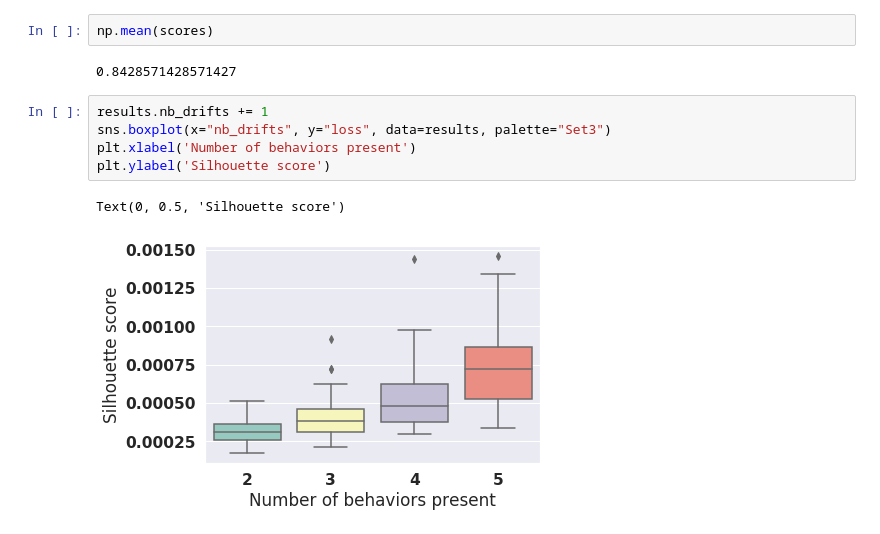
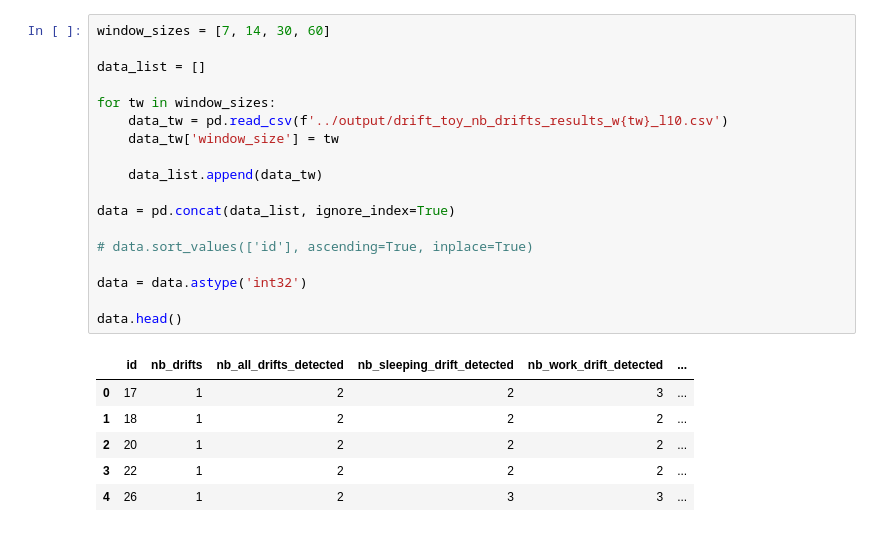
Before and after one commit to CyriacAzefack/Frailty_Box, a Jupyter notebook: Notebooks/Drift Toy Validation.ipynb, the cells around one changed output. Saved outputs shown, nothing was run; the diff lists cells and outputs as text.

```diff
--- a/Notebooks/Drift Toy Validation.ipynb
+++ b/Notebooks/Drift Toy Validation.ipynb
@@ -132,12 +22,25 @@ plt.ylim([0.5, 1.05])
-# %%
-np.mean(scores)
-# %% [output]
-0.8428571428571427
-# %%
-results.nb_drifts += 1
-sns.boxplot(x="nb_drifts", y="loss", data=results, palette="Set3")
-plt.xlabel('Number of behaviors present')
-plt.ylabel('Silhouette score')
-# %% [output]
-Text(0, 0.5, 'Silhouette score')
-[figure, removed]
+# %%
+window_sizes = [7, 14, 30, 60]
+
+data_list = []
+
+for tw in window_sizes:
+    data_tw = pd.read_csv(f'../output/drift_toy_nb_drifts_results_w{tw}_l10.csv')
+    data_tw['window_size'] = tw
+
+    data_list.append(data_tw)
+
+data = pd.concat(data_list, ignore_index=True)
+
+# data.sort_values(['id'], ascending=True, inplace=True)
+
+data = data.astype('int32')
+
+data.head()
+# %% [output]
+|  | id | nb_drifts | nb_all_drifts_detected | nb_sleeping_drift_detected | nb_work_drift_detected | ... |
+| 0 | 17 | 1 | 2 | 2 | 3 | ... |
+| 1 | 18 | 1 | 2 | 2 | 2 | ... |
+| 2 | 20 | 1 | 2 | 2 | 2 | ... |
+| 3 | 22 | 1 | 2 | 2 | 2 | ... |
+| 4 | 26 | 1 | 2 | 3 | 3 | ... |
```
Also changed, not shown: parts of 12 cells of this notebook, 25 other files.
